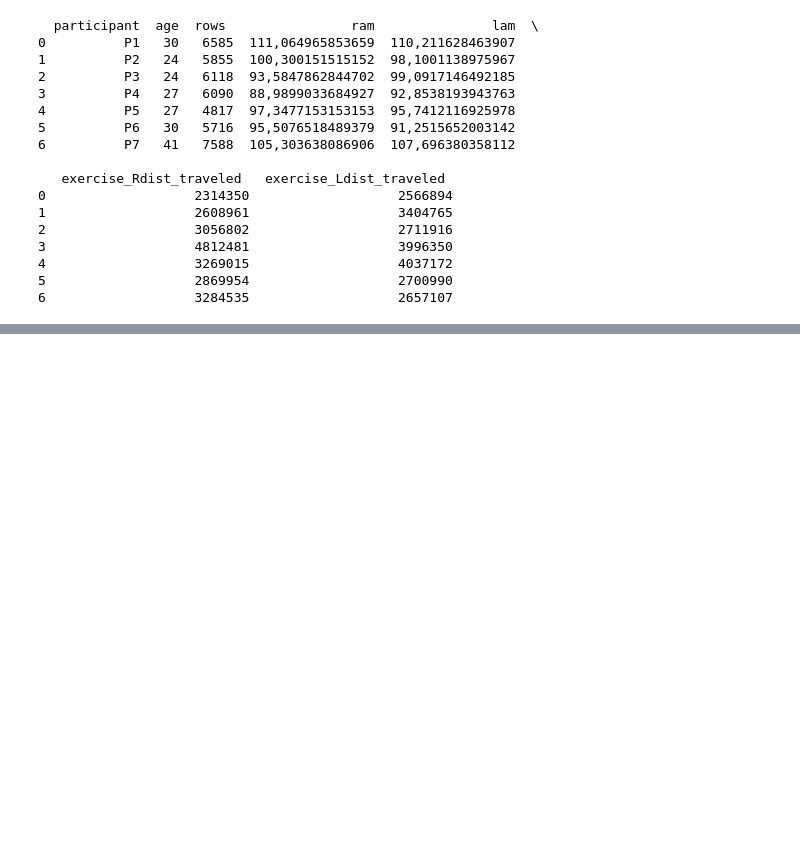
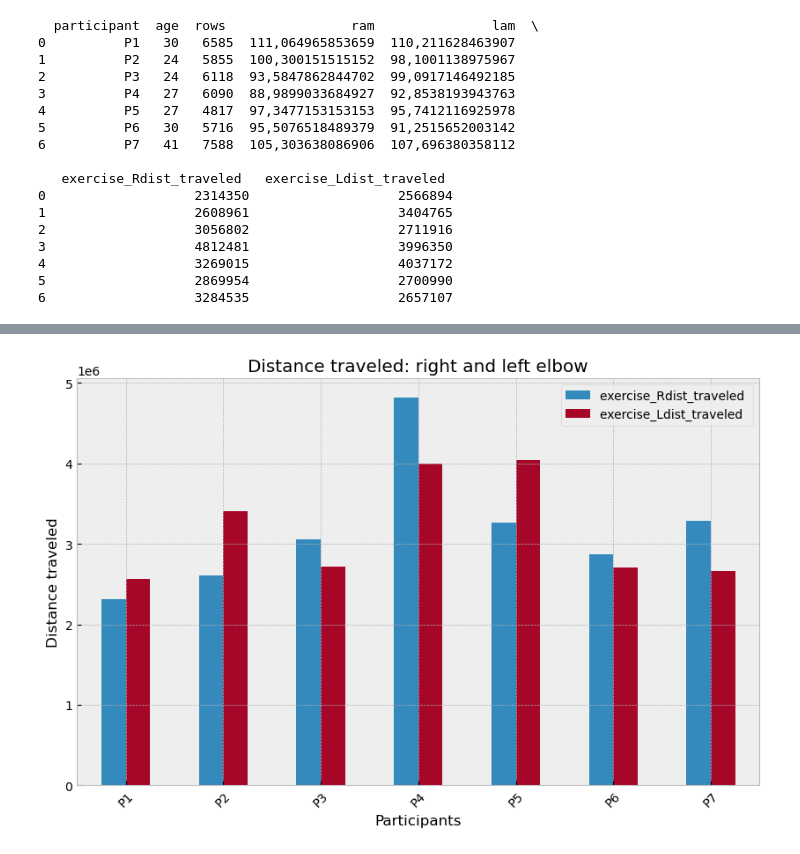
Before and after one commit to faufreiter/motion_capture, a Jupyter notebook: data/data_collection.ipynb, the cells around one changed output, grey strips where cells are left out. Cells and saved outputs as stored; diff of their text form; code cells hidden in the pictures; blank space fills up the shorter version.

```diff
--- a/data/data_collection.ipynb
+++ b/data/data_collection.ipynb
@@ -55,0 +122,20 @@ plt.show()
+# %%
+# Selecting only the columns for right and left distance traveled
+distance_data = project_data[['participant', 'exercise_Rdist_traveled ', 'exercise_Ldist_traveled ']]
+
+# Setting the index to 'participant' for easier plotting
+distance_data.set_index('participant', inplace=True)
+
+# Plotting the data
+distance_data.plot(kind='bar', figsize=(10, 6))
+plt.style.use('bmh')
+# Adding labels and title
+plt.xlabel('Participants')
+plt.ylabel('Distance traveled')
+plt.title('Distance traveled: right and left elbow')
+plt.xticks(rotation=45)
+
+# Show the plot
+plt.show()
+# %% [output]
+[figure, added]
```
Also changed, not shown: parts of 7 cells of this notebook.
